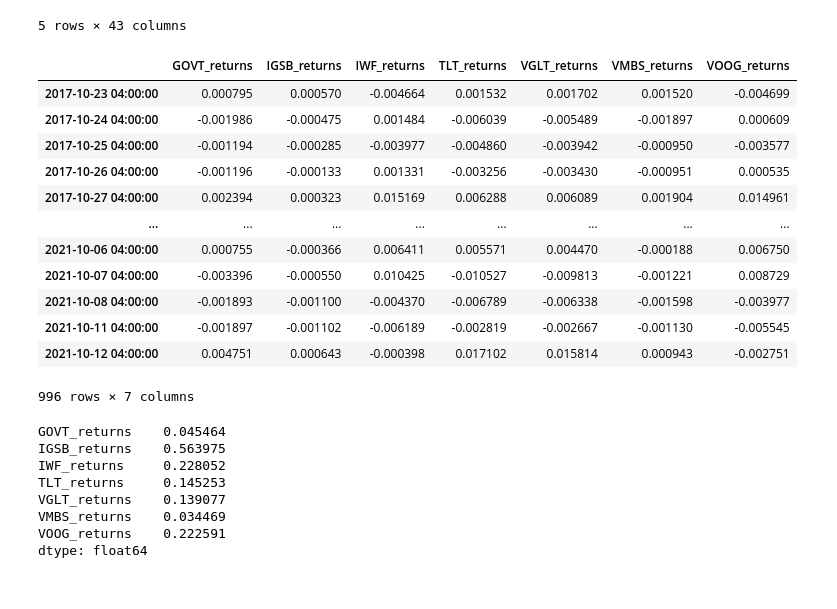
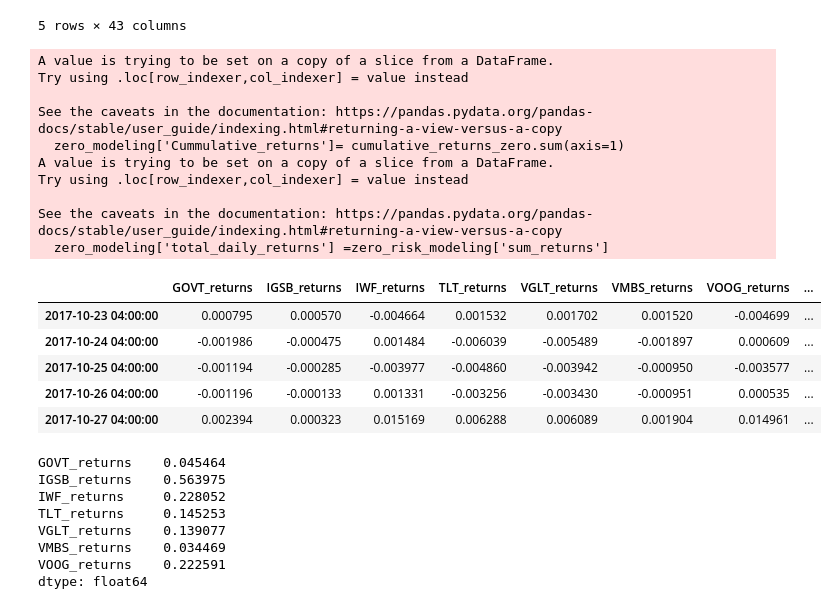
Before and after one commit to toniahurst/project_2, a Jupyter notebook: data_collection_db.ipynb, the cells around one changed output. Saved outputs shown, nothing was run; the diff lists cells and outputs as text; code cells hidden in the pictures.

```diff
--- a/data_collection_db.ipynb
+++ b/data_collection_db.ipynb
@@ -410,21 +414,27 @@ zero_risk_modeling.head()
 # %%
 zero_modeling = zero_risk_modeling[['GOVT_returns', 'IGSB_returns',
                                     'IWF_returns' , 'TLT_returns' , 'VGLT_returns' , 'VMBS_returns' , 'VOOG_returns'  ]]
-zero_modeling
+cumulative_returns_zero = ((zero_modeling + 1).cumprod())-1
+zero_modeling['Cummulative_returns']= cumulative_returns_zero.sum(axis=1)
+zero_modeling['total_daily_returns'] =zero_risk_modeling['sum_returns']
+zero_modeling.head()
 # %% [output]
+A value is trying to be set on a copy of a slice from a DataFrame.
+Try using .loc[row_indexer,col_indexer] = value instead
+
+See the caveats in the documentation: https://pandas.pydata.org/pandas-docs/stable/user_guide/indexing.html#returning-a-view-versus-a-copy
+  zero_modeling['Cummulative_returns']= cumulative_returns_zero.sum(axis=1)
+A value is trying to be set on a copy of a slice from a DataFrame.
+Try using .loc[row_indexer,col_indexer] = value instead
+
+See the caveats in the documentation: https://pandas.pydata.org/pandas-docs/stable/user_guide/indexing.html#returning-a-view-versus-a-copy
+  zero_modeling['total_daily_returns'] =zero_risk_modeling['sum_returns']
-|  | GOVT_returns | IGSB_returns | IWF_returns | TLT_returns | VGLT_returns | VMBS_returns | VOOG_returns |
-| 2017-10-23 04:00:00 | 0.000795 | 0.000570 | -0.004664 | 0.001532 | 0.001702 | 0.001520 | -0.004699 |
-| 2017-10-24 04:00:00 | -0.001986 | -0.000475 | 0.001484 | -0.006039 | -0.005489 | -0.001897 | 0.000609 |
-| 2017-10-25 04:00:00 | -0.001194 | -0.000285 | -0.003977 | -0.004860 | -0.003942 | -0.000950 | -0.003577 |
-| 2017-10-26 04:00:00 | -0.001196 | -0.000133 | 0.001331 | -0.003256 | -0.003430 | -0.000951 | 0.000535 |
-| 2017-10-27 04:00:00 | 0.002394 | 0.000323 | 0.015169 | 0.006288 | 0.006089 | 0.001904 | 0.014961 |
-| ... | ... | ... | ... | ... | ... | ... | ... |
-| 2021-10-06 04:00:00 | 0.000755 | -0.000366 | 0.006411 | 0.005571 | 0.004470 | -0.000188 | 0.006750 |
-| 2021-10-07 04:00:00 | -0.003396 | -0.000550 | 0.010425 | -0.010527 | -0.009813 | -0.001221 | 0.008729 |
-| 2021-10-08 04:00:00 | -0.001893 | -0.001100 | -0.004370 | -0.006789 | -0.006338 | -0.001598 | -0.003977 |
-| 2021-10-11 04:00:00 | -0.001897 | -0.001102 | -0.006189 | -0.002819 | -0.002667 | -0.001130 | -0.005545 |
-| 2021-10-12 04:00:00 | 0.004751 | 0.000643 | -0.000398 | 0.017102 | 0.015814 | 0.000943 | -0.002751 |
+|  | GOVT_returns | IGSB_returns | IWF_returns | TLT_returns | VGLT_returns | VMBS_returns | VOOG_returns | ... |
+| 2017-10-23 04:00:00 | 0.000795 | 0.000570 | -0.004664 | 0.001532 | 0.001702 | 0.001520 | -0.004699 | ... |
+| 2017-10-24 04:00:00 | -0.001986 | -0.000475 | 0.001484 | -0.006039 | -0.005489 | -0.001897 | 0.000609 | ... |
+| 2017-10-25 04:00:00 | -0.001194 | -0.000285 | -0.003977 | -0.004860 | -0.003942 | -0.000950 | -0.003577 | ... |
+| 2017-10-26 04:00:00 | -0.001196 | -0.000133 | 0.001331 | -0.003256 | -0.003430 | -0.000951 | 0.000535 | ... |
+| 2017-10-27 04:00:00 | 0.002394 | 0.000323 | 0.015169 | 0.006288 | 0.006089 | 0.001904 | 0.014961 | ... |
-996 rows × 7 columns
 # %%
 year_trading_days= 252
 avg_annual_zero = zero_modeling.mean() * year_trading_days
```
Also changed, not shown: parts of 54 cells of this notebook, 8 other files.
